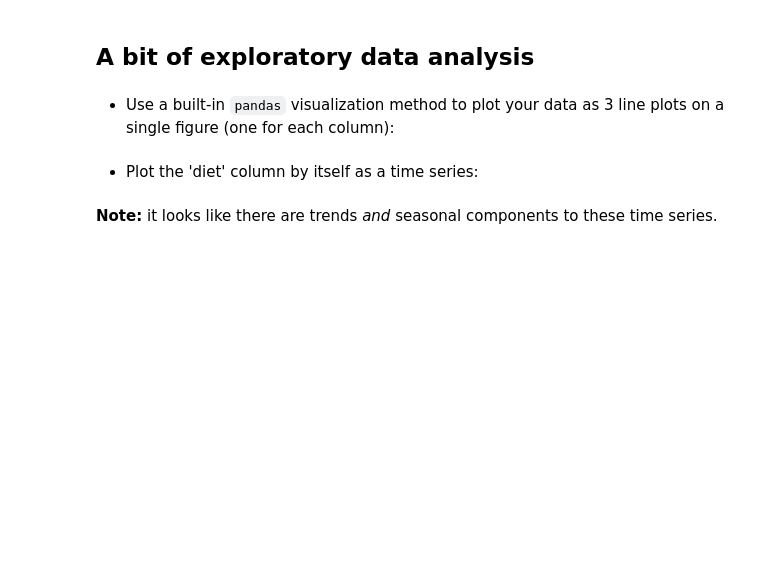
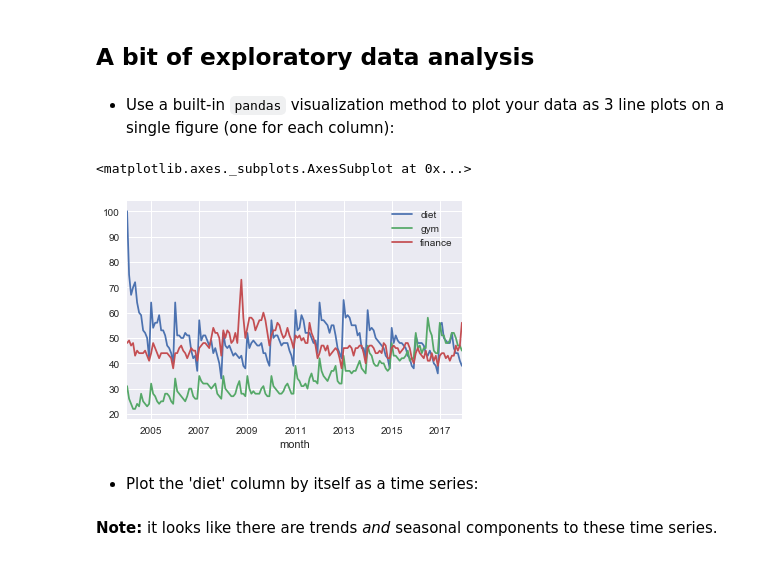
Before and after one commit to ajinkyapuar/datacamp_facebook_live_ny_resolution, a Jupyter notebook: New_Years_Resolutions_Workshop.ipynb, the cells around one changed output. Cells and saved outputs as stored; diff of their text form; code cells hidden in the pictures; blank space fills up the shorter version.

Commit message:
df plot month on x axis

```diff
--- a/New_Years_Resolutions_Workshop.ipynb
+++ b/New_Years_Resolutions_Workshop.ipynb
@@ -97,3 +94,8 @@ ____
+# %%
+df.plot()
+# %% [output]
+<matplotlib.axes._subplots.AxesSubplot at 0x...>
+[figure, added]
 # %% [markdown]
 * Plot the 'diet' column by itself as a time series:
 # %%
```
Also changed, not shown: parts of 1 cell of this notebook.
